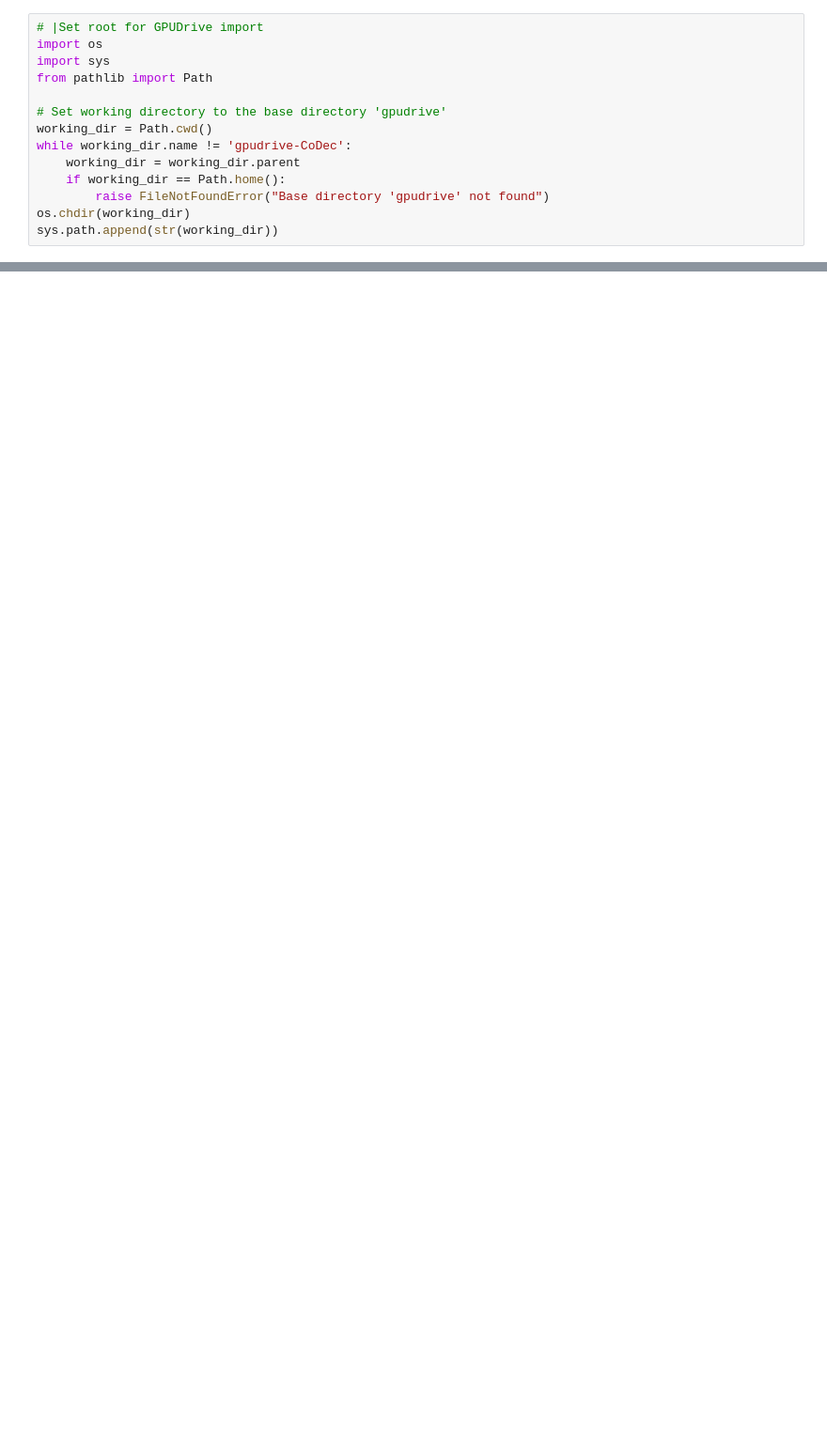
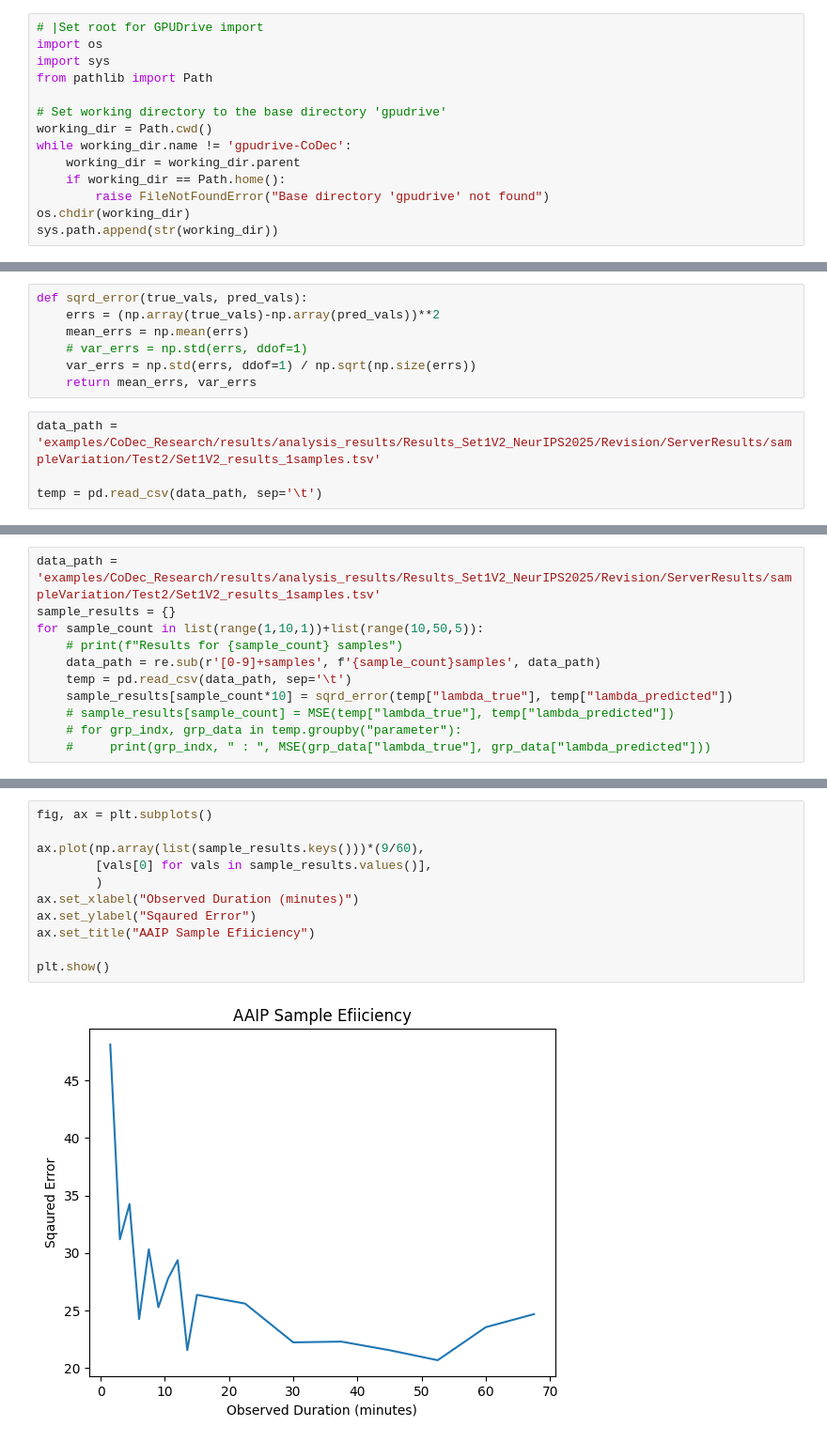
Before and after one commit to sounakban/gpudrive-CoDec, a Jupyter notebook: examples/CoDec_Research/code/Experiment_1/MSE.ipynb, the cells around one changed output, grey strips where cells are left out. Shown: that part at 94% size. Drawn from its saved outputs; the diff is of its cells as text; blank space fills up the shorter version.

```diff
--- a/examples/CoDec_Research/code/Experiment_1/MSE.ipynb
+++ b/examples/CoDec_Research/code/Experiment_1/MSE.ipynb
@@ -73,0 +25,11 @@ rel_heading  :  14.952960924800948
+# %%
+def sqrd_error(true_vals, pred_vals):
+    errs = (np.array(true_vals)-np.array(pred_vals))**2
+    mean_errs = np.mean(errs)
+    # var_errs = np.std(errs, ddof=1)
+    var_errs = np.std(errs, ddof=1) / np.sqrt(np.size(errs))
+    return mean_errs, var_errs
+# %%
+data_path = 'examples/CoDec_Research/results/analysis_results/Results_Set1V2_NeurIPS2025/Revision/ServerResults/sampleVariation/Test2/Set1V2_results_1samples.tsv'
+
+temp = pd.read_csv(data_path, sep='\t')
@@ -73,0 +38,11 @@ rel_heading  :  14.952960924800948
+# %%
+data_path = 'examples/CoDec_Research/results/analysis_results/Results_Set1V2_NeurIPS2025/Revision/ServerResults/sampleVariation/Test2/Set1V2_results_1samples.tsv'
+sample_results = {}
+for sample_count in list(range(1,10,1))+list(range(10,50,5)):
+    # print(f"Results for {sample_count} samples")
+    data_path = re.sub(r'[0-9]+samples', f'{sample_count}samples', data_path)
+    temp = pd.read_csv(data_path, sep='\t')
+    sample_results[sample_count*10] = sqrd_error(temp["lambda_true"], temp["lambda_predicted"])
+    # sample_results[sample_count] = MSE(temp["lambda_true"], temp["lambda_predicted"])
+    # for grp_indx, grp_data in temp.groupby("parameter"):
+    #     print(grp_indx, " : ", MSE(grp_data["lambda_true"], grp_data["lambda_predicted"]))
@@ -73,0 +69,13 @@ rel_heading  :  14.952960924800948
+# %%
+fig, ax = plt.subplots()
+
+ax.plot(np.array(list(sample_results.keys()))*(9/60),
+        [vals[0] for vals in sample_results.values()],
+        )
+ax.set_xlabel("Observed Duration (minutes)")
+ax.set_ylabel("Sqaured Error")
+ax.set_title("AAIP Sample Efiiciency")
+
+plt.show()
+# %% [output]
+[figure, added]
```
Also changed, not shown: parts of 14 cells of this notebook, 25 other files.
